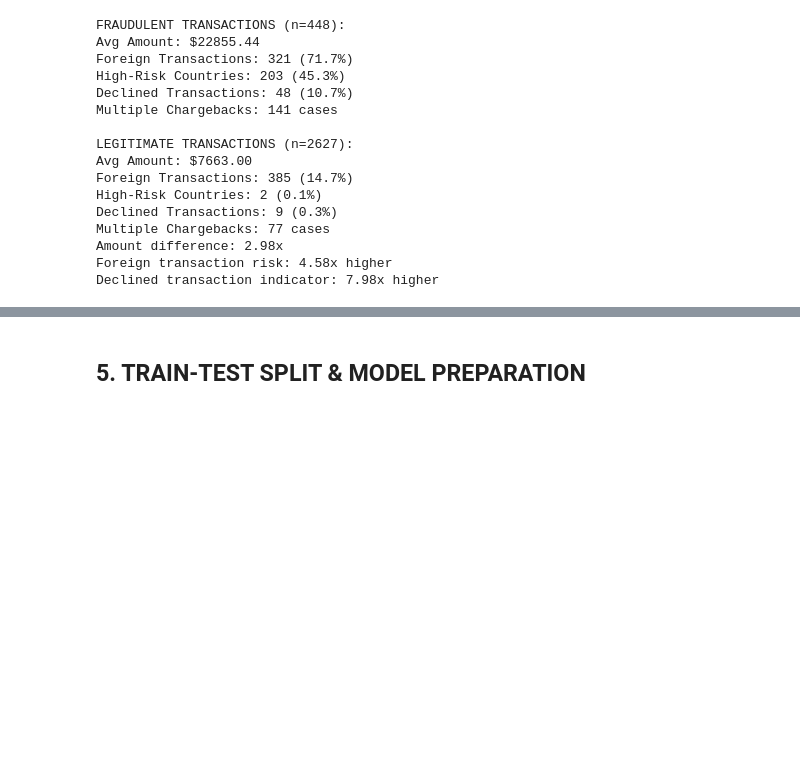
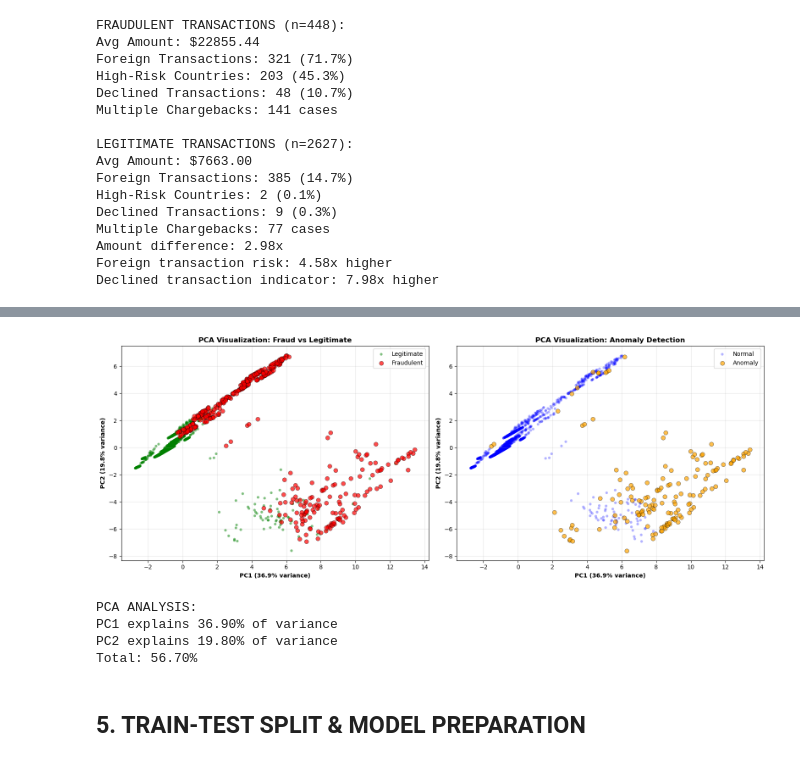
Before and after one commit to khalid058r/Fraude_detection_Trans, a Jupyter notebook: Credit_Card_Fraud.ipynb, the cells around one changed output, grey strips where cells are left out. Cells and saved outputs as stored; diff of their text form; code cells hidden in the pictures; blank space fills up the shorter version.

```diff
--- a/Credit_Card_Fraud.ipynb
+++ b/Credit_Card_Fraud.ipynb
@@ -316,3 +442,48 @@ plt.show()
+# %%
+# 3.7 PCA VISUALIZATION - Dimensionality reduction
+scaler_viz = StandardScaler()
+X_scaled = scaler_viz.fit_transform(X.drop('anomaly', axis=1))
+
+pca = PCA(n_components=2)
+X_pca = pca.fit_transform(X_scaled)
+
+fig, axes = plt.subplots(1, 2, figsize=(16, 6))
+
+# PCA by fraud status
+scatter1 = axes[0].scatter(X_pca[y == 0, 0], X_pca[y == 0, 1],
+                           c='green', alpha=0.5, s=20, label='Legitimate', edgecolor='none')
+scatter2 = axes[0].scatter(X_pca[y == 1, 0], X_pca[y == 1, 1],
+                           c='red', alpha=0.7, s=50, label='Fraudulent', edgecolor='black', linewidth=0.5)
+axes[0].set_xlabel(f'PC1 ({pca.explained_variance_ratio_[0]*100:.1f}% variance)', fontweight='bold')
+axes[0].set_ylabel(f'PC2 ({pca.explained_variance_ratio_[1]*100:.1f}% variance)', fontweight='bold')
+axes[0].set_title('PCA Visualization: Fraud vs Legitimate', fontweight='bold', fontsize=12)
+axes[0].legend()
+axes[0].grid(alpha=0.3)
+
+# PCA by anomaly
+scatter3 = axes[1].scatter(X_pca[X['anomaly'] == 1, 0], X_pca[X['anomaly'] == 1, 1],
+                           c='blue', alpha=0.3, s=20, label='Normal', edgecolor='none')
+scatter4 = axes[1].scatter(X_pca[X['anomaly'] == -1, 0], X_pca[X['anomaly'] == -1, 1],
+                           c='orange', alpha=0.7, s=50, label='Anomaly', edgecolor='black', linewidth=0.5)
+axes[1].set_xlabel(f'PC1 ({pca.explained_variance_ratio_[0]*100:.1f}% variance)', fontweight='bold')
+axes[1].set_ylabel(f'PC2 ({pca.explained_variance_ratio_[1]*100:.1f}% variance)', fontweight='bold')
+axes[1].set_title('PCA Visualization: Anomaly Detection', fontweight='bold', fontsize=12)
+axes[1].legend()
+axes[1].grid(alpha=0.3)
+
+plt.tight_layout()
+plt.show()
+
+print(f"\nPCA ANALYSIS:")
+print(f"PC1 explains {pca.explained_variance_ratio_[0]*100:.2f}% of variance")
+print(f"PC2 explains {pca.explained_variance_ratio_[1]*100:.2f}% of variance")
+print(f"Total: {sum(pca.explained_variance_ratio_)*100:.2f}%")
+# %% [output]
+[figure, added]
+PCA ANALYSIS:
+PC1 explains 36.90% of variance
+PC2 explains 19.80% of variance
+Total: 56.70%
 # %% [markdown]
 ## 5. TRAIN-TEST SPLIT & MODEL PREPARATION
 # %%
```
Also changed, not shown: parts of 12 cells of this notebook.
